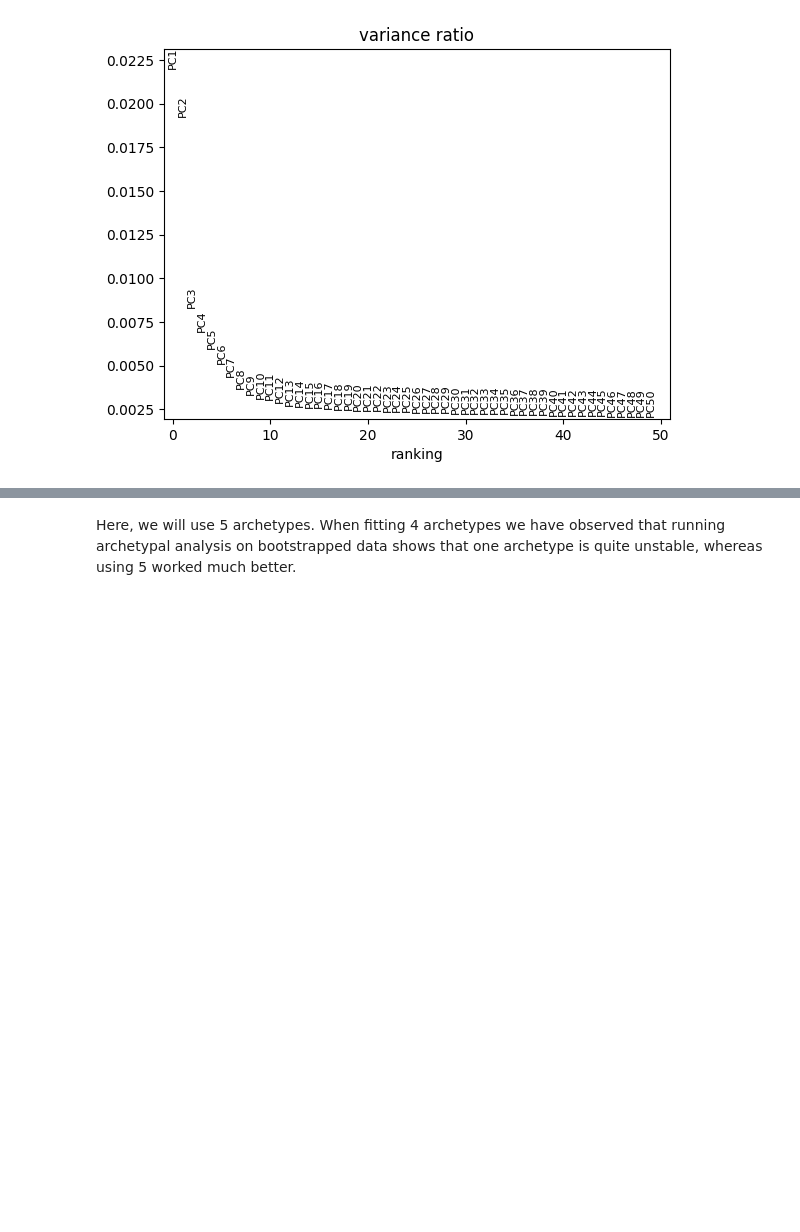
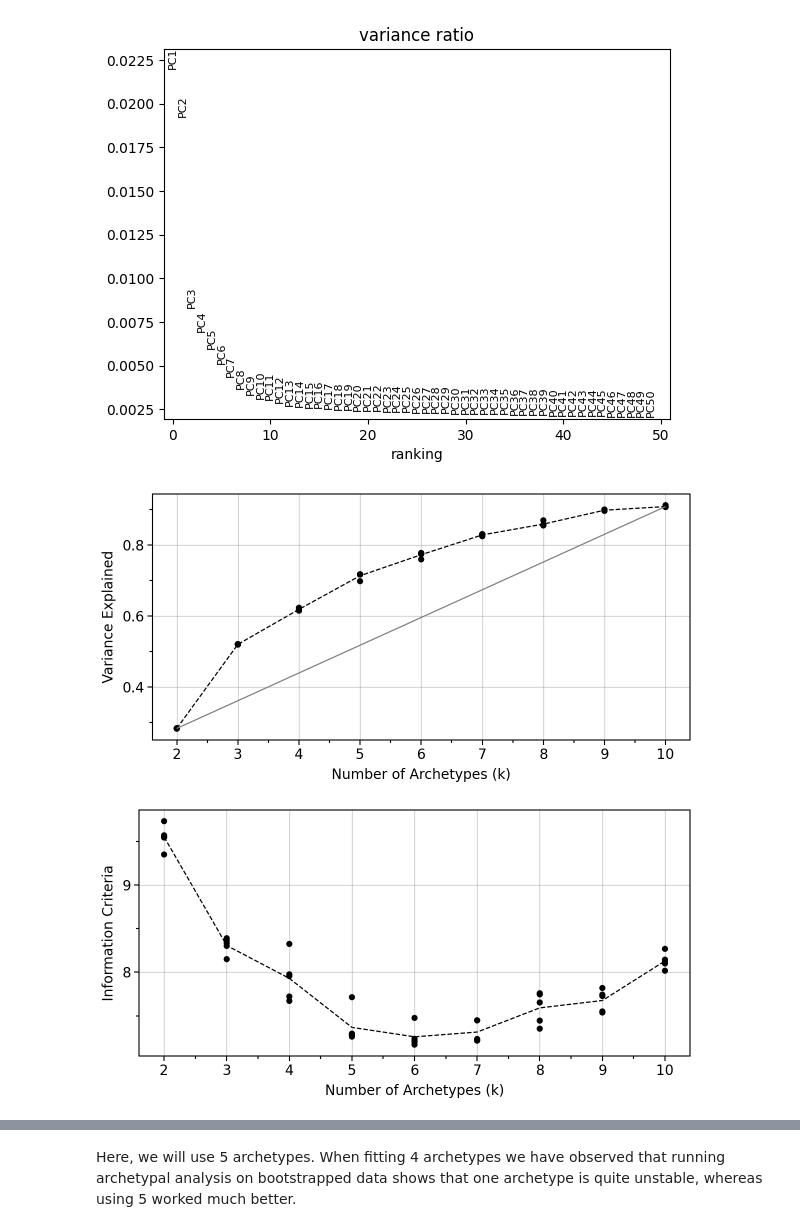
Before and after one commit to saezlab/ParTIpy, a Jupyter notebook: docs/notebooks/crosstalk.ipynb, the cells around one changed output, grey strips where cells are left out. Saved outputs shown, nothing was run; the diff lists cells and outputs as text; code cells hidden in the pictures; blank space fills up the shorter version.

```diff
--- a/docs/notebooks/crosstalk.ipynb
+++ b/docs/notebooks/crosstalk.ipynb
@@ -46,5 +35,9 @@ pt.set_obsm(adata=adata, obsm_key="X_pca", n_dimensions=8)
 # %% [output]
 [figure]
 # %%
-#var_explained_aa(adata=adata, min_k=2, max_k=10)
-#plot_var_explained_aa(adata)
+pt.compute_selection_metrics(adata=adata, min_k=2, max_k=10)
+pt.plot_var_explained(adata).show()
+pt.plot_IC(adata).show()
+# %% [output]
+[figure, added]
+[figure, added]
```
Also changed, not shown: parts of 14 cells of this notebook, 5 other files.
